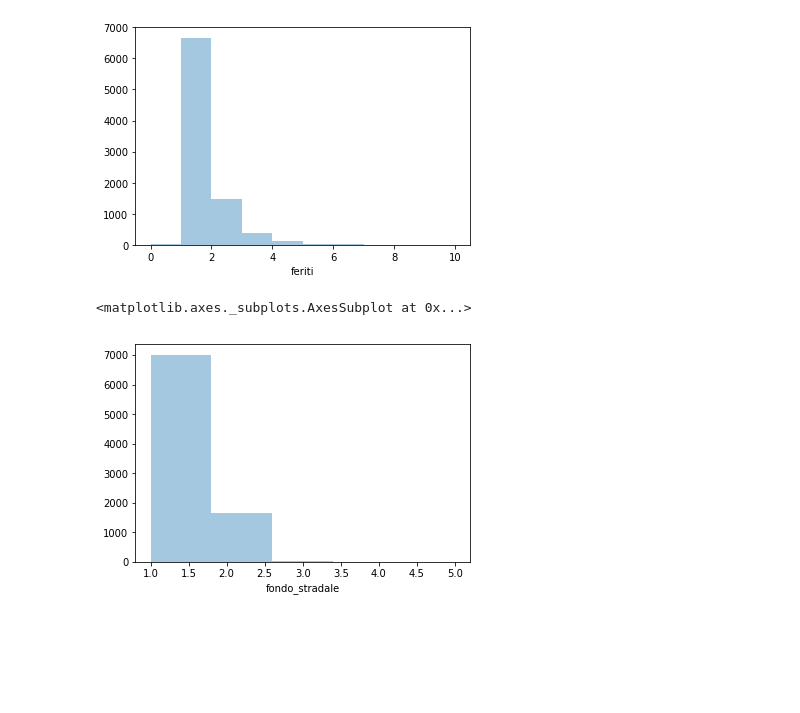
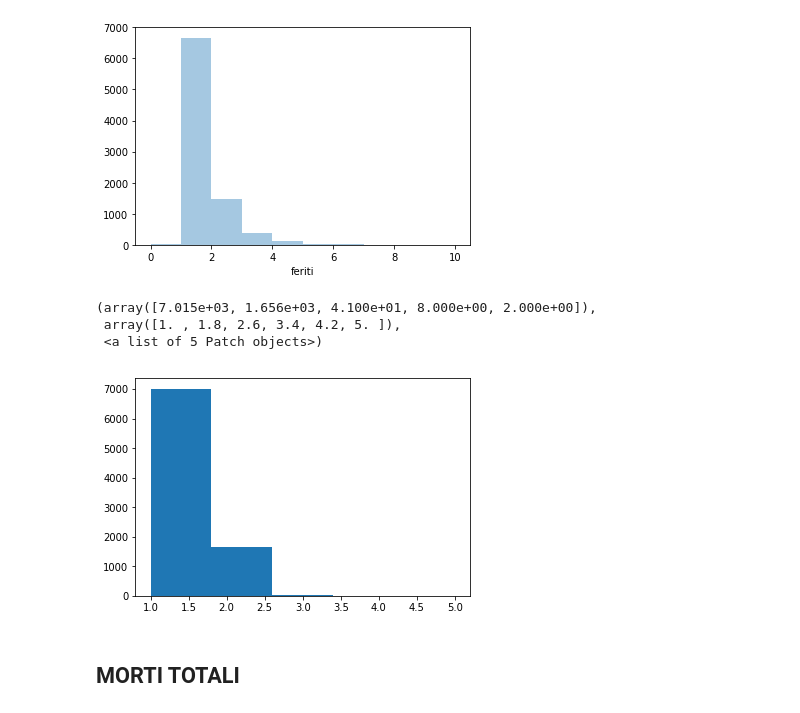
Before and after one commit to GNAMGNAM/analisi_incidenti, a Jupyter notebook: analysis/analisi.ipynb, the cells around one changed output. Saved outputs shown, nothing was run; the diff lists cells and outputs as text; code cells hidden in the pictures; blank space fills up the shorter version.

```diff
--- a/analysis/analisi.ipynb
+++ b/analysis/analisi.ipynb
@@ -85,5 +87,7 @@ sns.distplot(df['feriti'], bins=10, kde=False)
 # %%
-sns.distplot(df['fondo_stradale'], bins=5, kde=False)
+plt.hist(df['fondo_stradale'], bins=5)
 # %% [output]
-<matplotlib.axes._subplots.AxesSubplot at 0x...>
+(array([7.015e+03, 1.656e+03, 4.100e+01, 8.000e+00, 2.000e+00]),
+ array([1. , 1.8, 2.6, 3.4, 4.2, 5. ]),
+ <a list of 5 Patch objects>)
-[figure, old version]
+[figure, new version]
@@ -92,3 +94,5 @@ sns.distplot(df['fondo_stradale'], bins=5, kde=False)
+# %% [markdown]
+## MORTI TOTALI
 # %%
 df['morti_totali']=df['morti_entro_24_ore']+df['morti_entro_30_giorni']
 # %%
```
Also changed, not shown: parts of 15 cells of this notebook.
